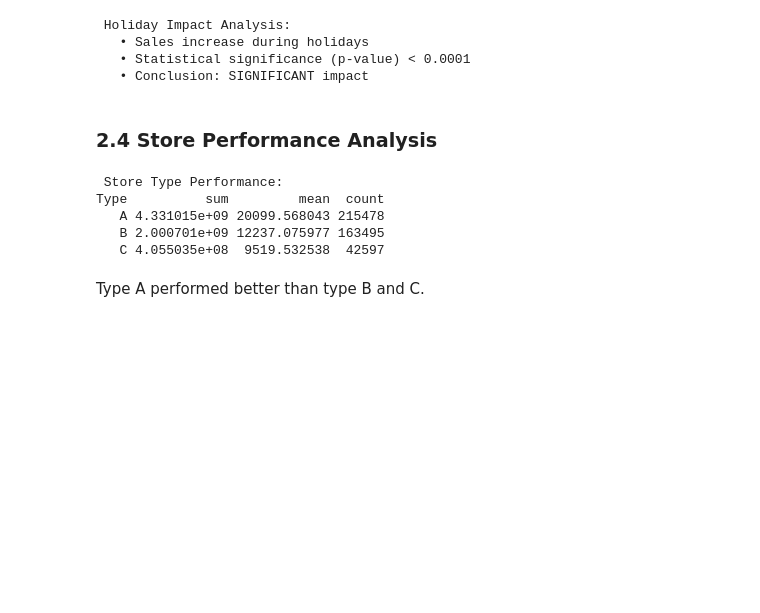
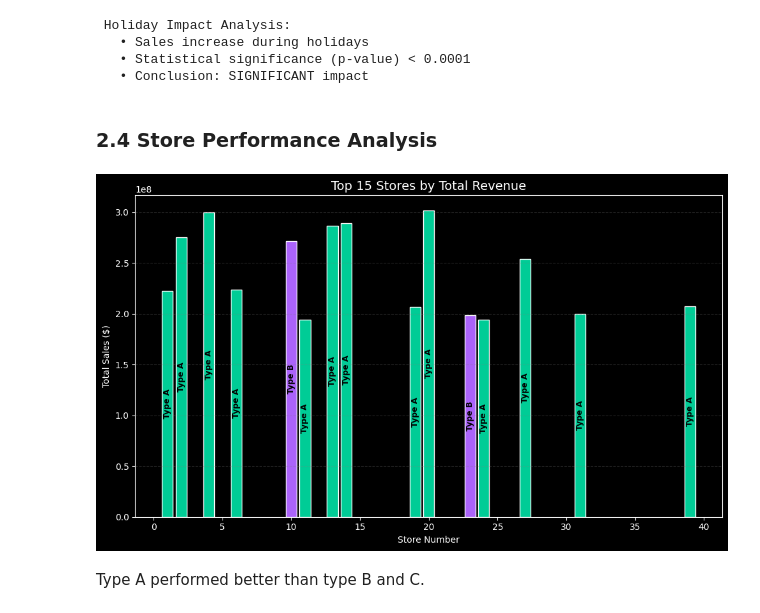
Before and after one commit to Akanksha200008/WalmartForecastSales, a Jupyter notebook: walmart_forecast.ipynb, the cells around one changed output. Saved outputs shown, nothing was run; the diff lists cells and outputs as text; code cells hidden in the pictures; blank space fills up the shorter version.

```diff
--- a/walmart_forecast.ipynb
+++ b/walmart_forecast.ipynb
@@ -291,46 +284,55 @@ print(f"   • Conclusion: {'SIGNIFICANT' if p_value < 0.05 else 'NOT SIGNIFICAN
 # %% [markdown]
 ### 2.4 Store Performance Analysis
 # %%
-# Top performing stores
+# --- Top performing stores ---
 store_sales = df.groupby('Store').agg({
     'Weekly_Sales': 'sum',
     'Type': 'first',
     'Size': 'first'
 }).reset_index().sort_values('Weekly_Sales', ascending=False).head(15)
 
-fig = go.Figure()
-
+# Colors for each store type
 colors = {'A': '#00CC96', 'B': '#AB63FA', 'C': '#FFA15A'}
 store_sales['Color'] = store_sales['Type'].map(colors)
 
-fig.add_trace(go.Bar(
-    x=store_sales['Store'],
-    y=store_sales['Weekly_Sales'],
-    marker_color=store_sales['Color'],
-    text=[f"Type {t}" for t in store_sales['Type']],
-    textposition='inside',
-    hovertemplate='<b>Store %{x}</b><br>Total Sales: $%{y:,.0f}<br>Type: %{text}<extra></extra>'
-))
+# Use dark background
+plt.style.use('dark_background')
+fig, ax = plt.subplots(figsize=(10, 6), facecolor='black')
 
-fig.update_layout(
-    title=' Top 15 Stores by Total Revenue',
-    xaxis_title='Store Number',
-    yaxis_title='Total Sales ($)',
-    height=500
+bars = ax.bar(
+    store_sales['Store'],
+    store_sales['Weekly_Sales'],
+    color=store_sales['Color'],
+    edgecolor='white',
 )
 
-fig.show()
+# Add vertical text labels inside each bar
+for bar, t in zip(bars, store_sales['Type']):
+    height = bar.get_height()
+    ax.text(
+        bar.get_x() + bar.get_width() / 2,
+        height / 2,  # halfway inside the bar
+        f"Type {t}",
+        ha='center',
+        va='center',
+        color='black',      # contrast color for inside bar
+        fontsize=9,
+        rotation=90,        # vertical orientation
+        fontweight='bold'
+    )
 
-# Store type analysis
-type_analysis = df.groupby('Type')['Weekly_Sales'].agg(['sum', 'mean', 'count']).reset_index()
-print("\n Store Type Performance:")
-print(type_analysis.to_string(index=False))
+# Titles and styling
+ax.set_title("Top 15 Stores by Total Revenue", color='white', fontsize=14)
+ax.set_xlabel("Store Number", color='white')
+ax.set_ylabel("Total Sales ($)", color='white')
+ax.tick_params(axis='x', colors='white')
+ax.tick_params(axis='y', colors='white')
+ax.grid(axis='y', color='gray', linestyle='--', alpha=0.3)
+
+plt.tight_layout()
+plt.show()
 # %% [output]
- Store Type Performance:
-Type          sum         mean  count
-   A 4.331015e+09 20099.568043 215478
-   B 2.000701e+09 12237.075977 163495
-   C 4.055035e+08  9519.532538  42597
+[figure, added]
 # %% [markdown]
 Type A performed better than type B and C.
 # %% [markdown]
```
Also changed, not shown: parts of 13 cells of this notebook.
